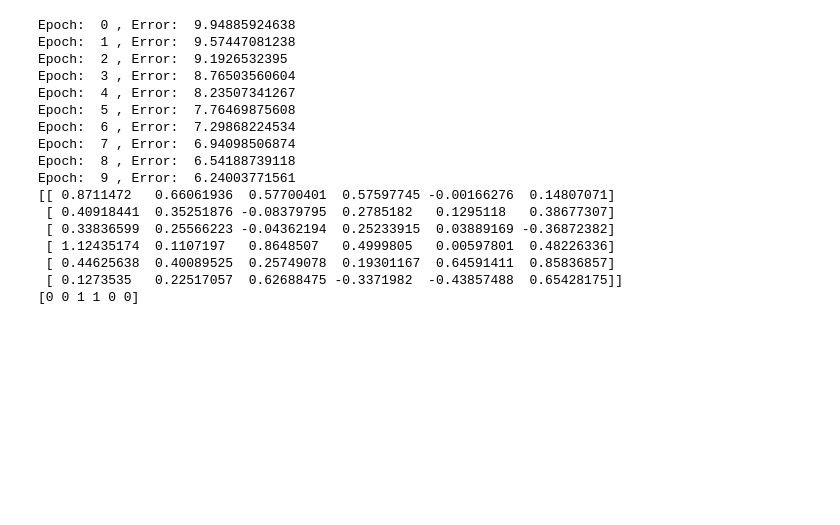
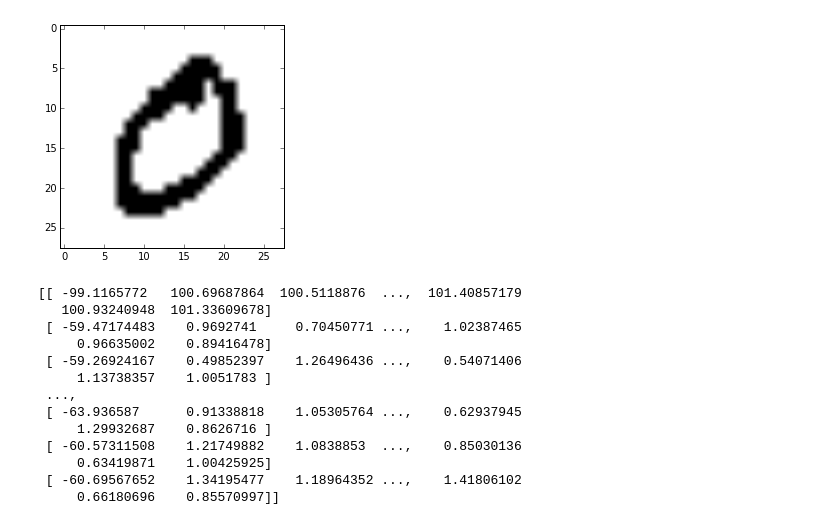
Before and after one commit to huihuifan/RBM-CS51, a Jupyter notebook: RBM.ipynb, the cells around one changed output. Cells and saved outputs as stored; diff of their text form; code cells hidden in the pictures; blank space fills up the shorter version.

```diff
--- a/RBM.ipynb
+++ b/RBM.ipynb
@@ -29,3 +61,13 @@ print(data_array)
+# %%
+#Convert image to binary matrix
+for img in data_array:
+    img[img < 100] = 0
+    img[img > 0] = 1
+
+plt.imshow(data_array[0].reshape(28, 28), cmap = 'Greys')
+plt.show()
+# %% [output]
+[figure, added]
 # %%
 from __future__ import absolute_import, print_function, unicode_literals, division
 import matplotlib.pyplot as plt
@@ -134,26 +179,22 @@ class RBM(object):
             samples[i+1,:] = v
         return samples[:,1:]
 # %%
-r = RBM(data_array, 5, 3, .1)
-r.CDk(max_epochs=10)
+r = RBM(data_array, 784, 3, .1)
+sample = r.CDk(max_epochs=1001)
 print(r.weights)
-user = np.array([[1, 0, 0, 0, 1, 0]])
-print(r._sample_h_given_v(user))
+#user = data[11] #np.array([[1, 0, 0, 0, 1, 0]])
+#print(r._sample_h_given_v(user))
 # %% [output]
-Epoch:  0 , Error:  9.94885924638
-Epoch:  1 , Error:  9.57447081238
-Epoch:  2 , Error:  9.1926532395
-Epoch:  3 , Error:  8.76503560604
-Epoch:  4 , Error:  8.23507341267
-Epoch:  5 , Error:  7.76469875608
-Epoch:  6 , Error:  7.29868224534
-Epoch:  7 , Error:  6.94098506874
-Epoch:  8 , Error:  6.54188739118
-Epoch:  9 , Error:  6.24003771561
-[[ 0.8711472   0.66061936  0.57700401  0.57597745 -0.00166276  0.14807071]
- [ 0.40918441  0.35251876 -0.08379795  0.2785182   0.1295118   0.38677307]
- [ 0.33836599  0.25566223 -0.04362194  0.25233915  0.03889169 -0.36872382]
- [ 1.12435174  0.1107197   0.8648507   0.4999805   0.00597801  0.48226336]
- [ 0.44625638  0.40089525  0.25749078  0.19301167  0.64591411  0.85836857]
- [ 0.1273535   0.22517057  0.62688475 -0.3371982  -0.43857488  0.65428175]]
-[0 0 1 1 0 0]
+[[ -99.1165772   100.69687864  100.5118876  ...,  101.40857179
+   100.93240948  101.33609678]
+ [ -59.47174483    0.9692741     0.70450771 ...,    1.02387465
+     0.96635002    0.89416478]
+ [ -59.26924167    0.49852397    1.26496436 ...,    0.54071406
+     1.13738357    1.0051783 ]
+ ...,
+ [ -63.936587      0.91338818    1.05305764 ...,    0.62937945
+     1.29932687    0.8626716 ]
+ [ -60.57311508    1.21749882    1.0838853  ...,    0.85030136
+     0.63419871    1.00425925]
+ [ -60.69567652    1.34195477    1.18964352 ...,    1.41806102
+     0.66180696    0.85570997]]
```
Also changed, not shown: parts of 11 cells of this notebook, 2 other files.
